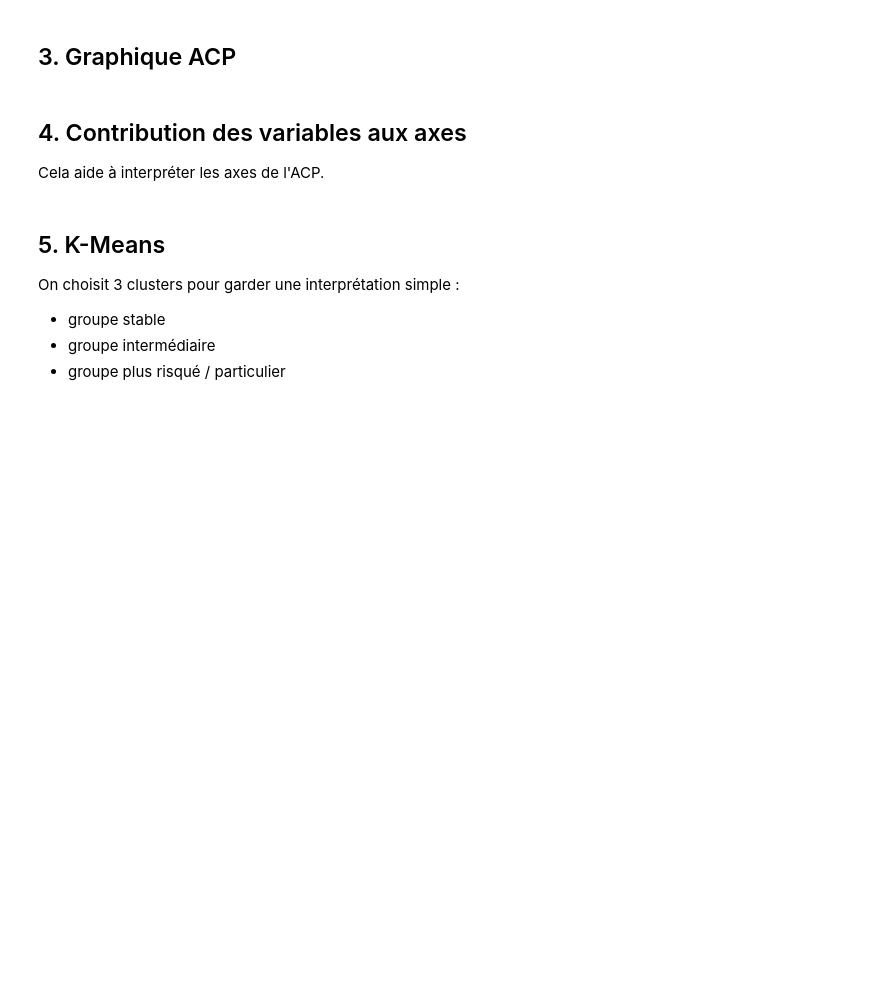
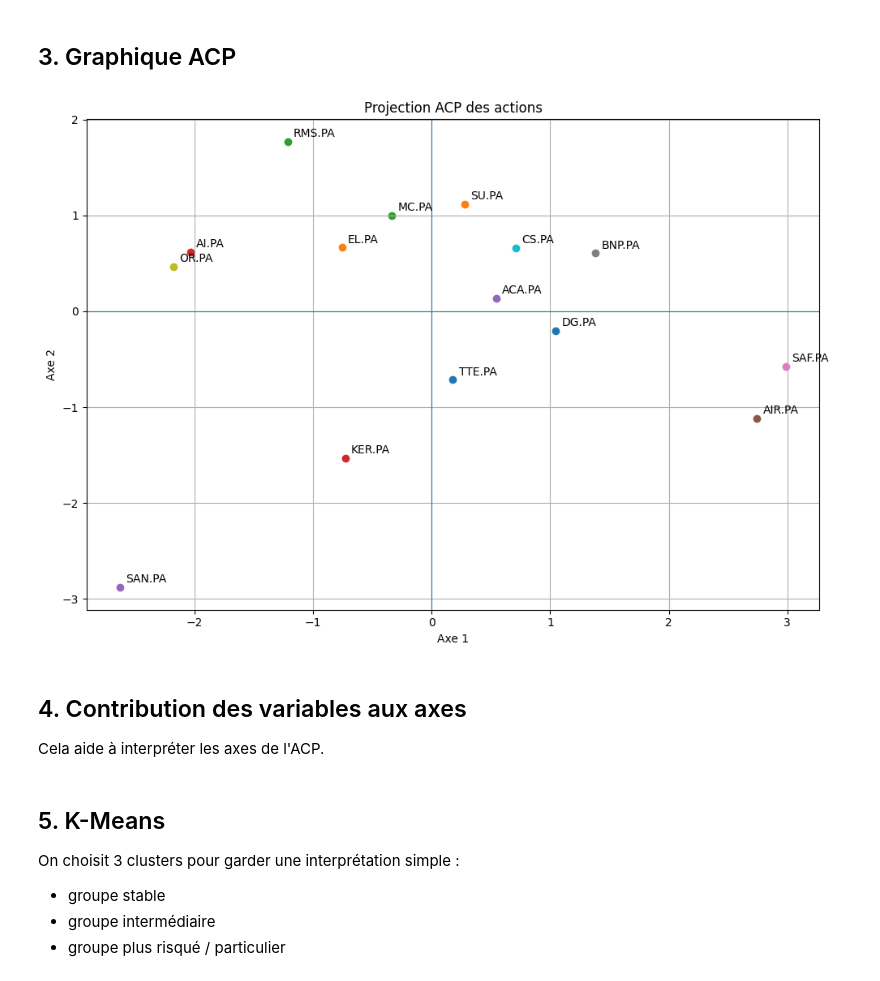
Before and after one commit to Karimchair/Finance_IA, a Jupyter notebook: notebooks/03_acp_clustering.ipynb, the cells around one changed output. Saved outputs shown, nothing was run; the diff lists cells and outputs as text; code cells hidden in the pictures; blank space fills up the shorter version.

Commit message:
Graphe ACP

```diff
--- a/notebooks/03_acp_clustering.ipynb
+++ b/notebooks/03_acp_clustering.ipynb
@@ -86,6 +106,27 @@ pca_df
 ## 3. Graphique ACP
 # %%
 # TODO par tareq
+plt.figure(figsize=(10, 7))
+
+for action in pca_df.index:
+    plt.scatter(pca_df.loc[action, "Axe 1"], pca_df.loc[action, "Axe 2"])
+    plt.text(
+        pca_df.loc[action, "Axe 1"] + 0.05,
+        pca_df.loc[action, "Axe 2"] + 0.05,
+        action
+    )
+
+plt.axhline(0, linewidth=0.8)
+plt.axvline(0, linewidth=0.8)
+plt.xlabel("Axe 1")
+plt.ylabel("Axe 2")
+plt.title("Projection ACP des actions")
+plt.grid(True)
+plt.tight_layout()
+plt.savefig("../figures/acp_actions.png", dpi=300)
+plt.show()
+# %% [output]
+[figure, added]
 # %% [markdown]
 ## 4. Contribution des variables aux axes
 
```
Also changed, not shown: parts of 1 cell of this notebook, 1 other file.
